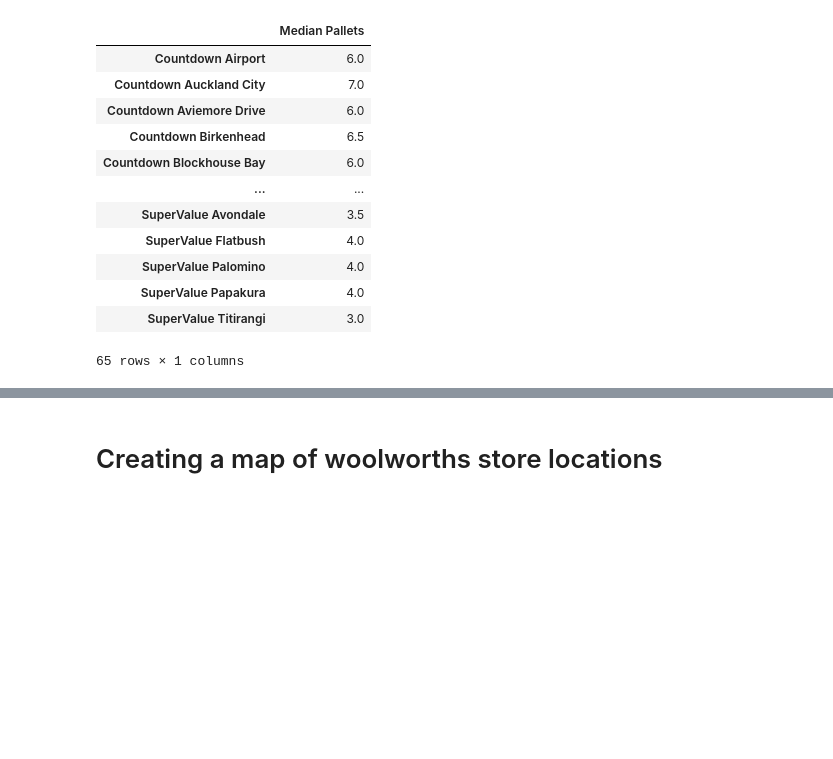
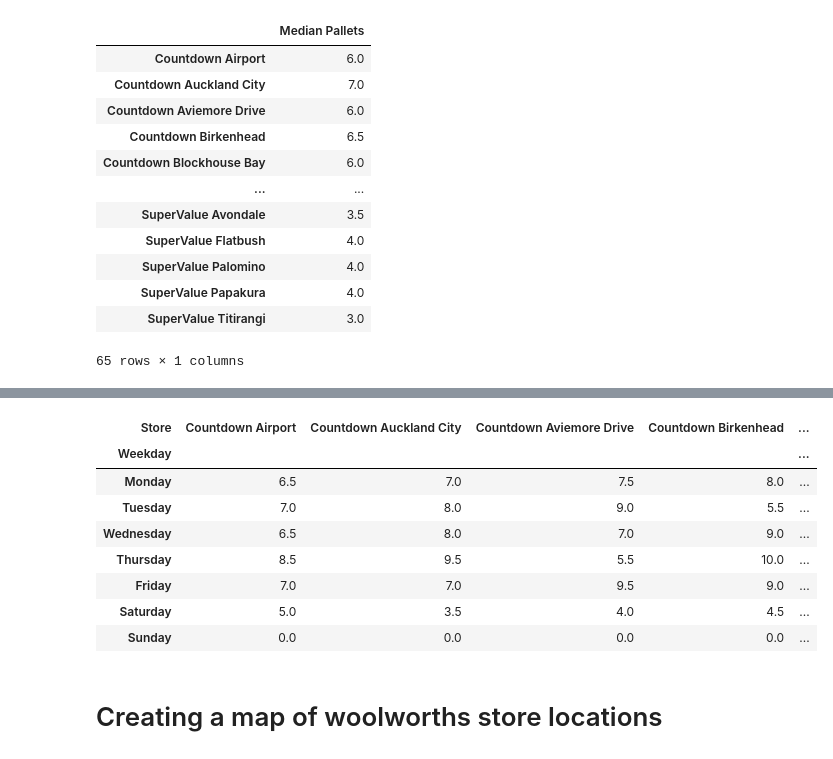
Before and after one commit to stho382/ENGSCI_Group_6_OR, a Jupyter notebook: OR_visualisations.ipynb, the cells around one changed output, grey strips where cells are left out. Saved outputs shown, nothing was run; the diff lists cells and outputs as text; code cells hidden in the pictures; blank space fills up the shorter version.

```diff
--- a/OR_visualisations.ipynb
+++ b/OR_visualisations.ipynb
@@ -252,3 +287,16 @@ median_df
+# %%
+# Finding the number of pallets required at each store on each day
+median_days_df.groupby(pd.Grouper(key='Weekday', axis=0)).median()
+# %% [output]
+| Store | Countdown Airport | Countdown Auckland City | Countdown Aviemore Drive | Countdown Birkenhead | ... |
+| Weekday |  |  |  |  | ... |
+| Monday | 6.5 | 7.0 | 7.5 | 8.0 | ... |
+| Tuesday | 7.0 | 8.0 | 9.0 | 5.5 | ... |
+| Wednesday | 6.5 | 8.0 | 7.0 | 9.0 | ... |
+| Thursday | 8.5 | 9.5 | 5.5 | 10.0 | ... |
+| Friday | 7.0 | 7.0 | 9.5 | 9.0 | ... |
+| Saturday | 5.0 | 3.5 | 4.0 | 4.5 | ... |
+| Sunday | 0.0 | 0.0 | 0.0 | 0.0 | ... |
 # %% [markdown]
 # Creating a map of woolworths store locations
 # %%
```
Also changed, not shown: parts of 4 cells of this notebook.
